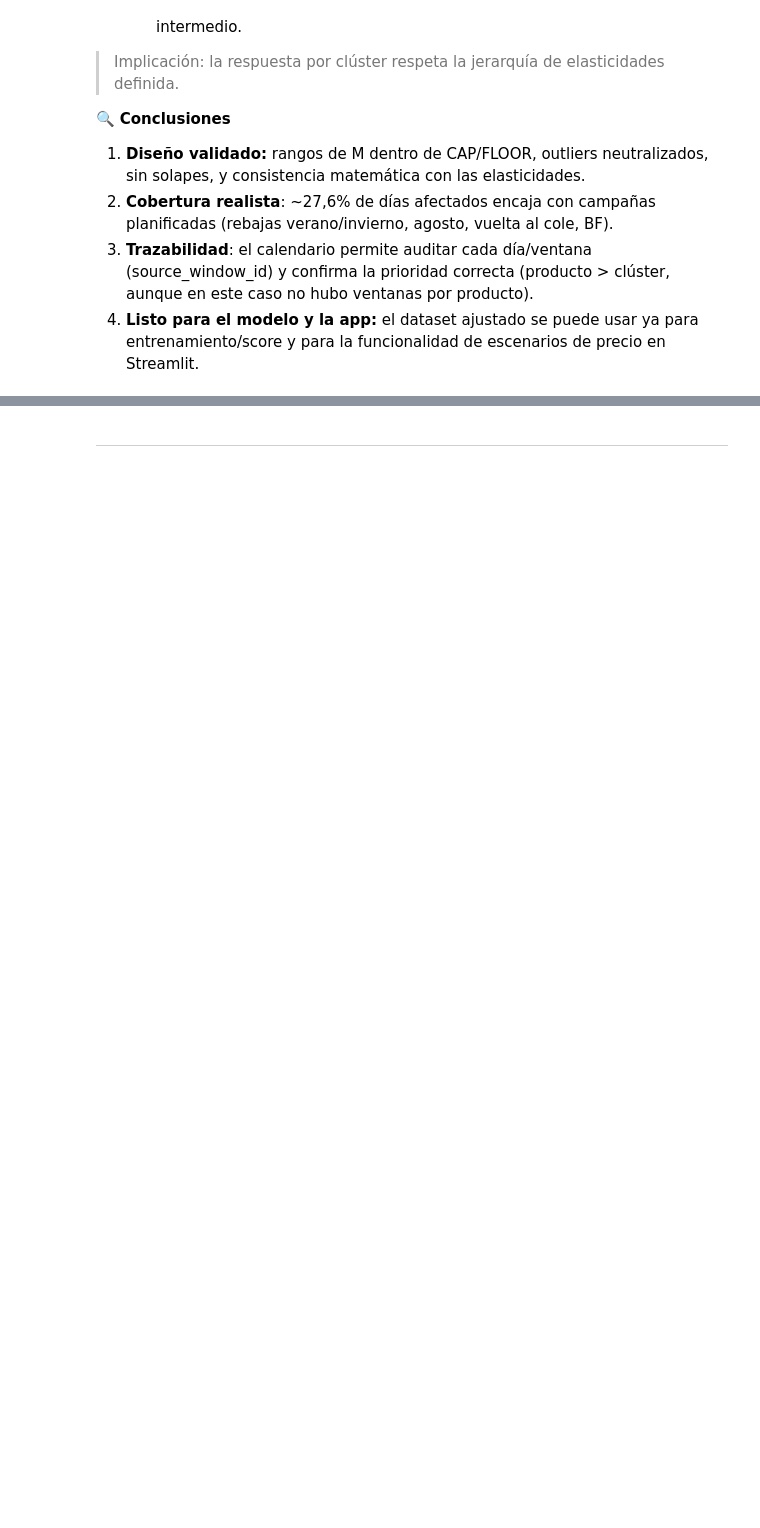
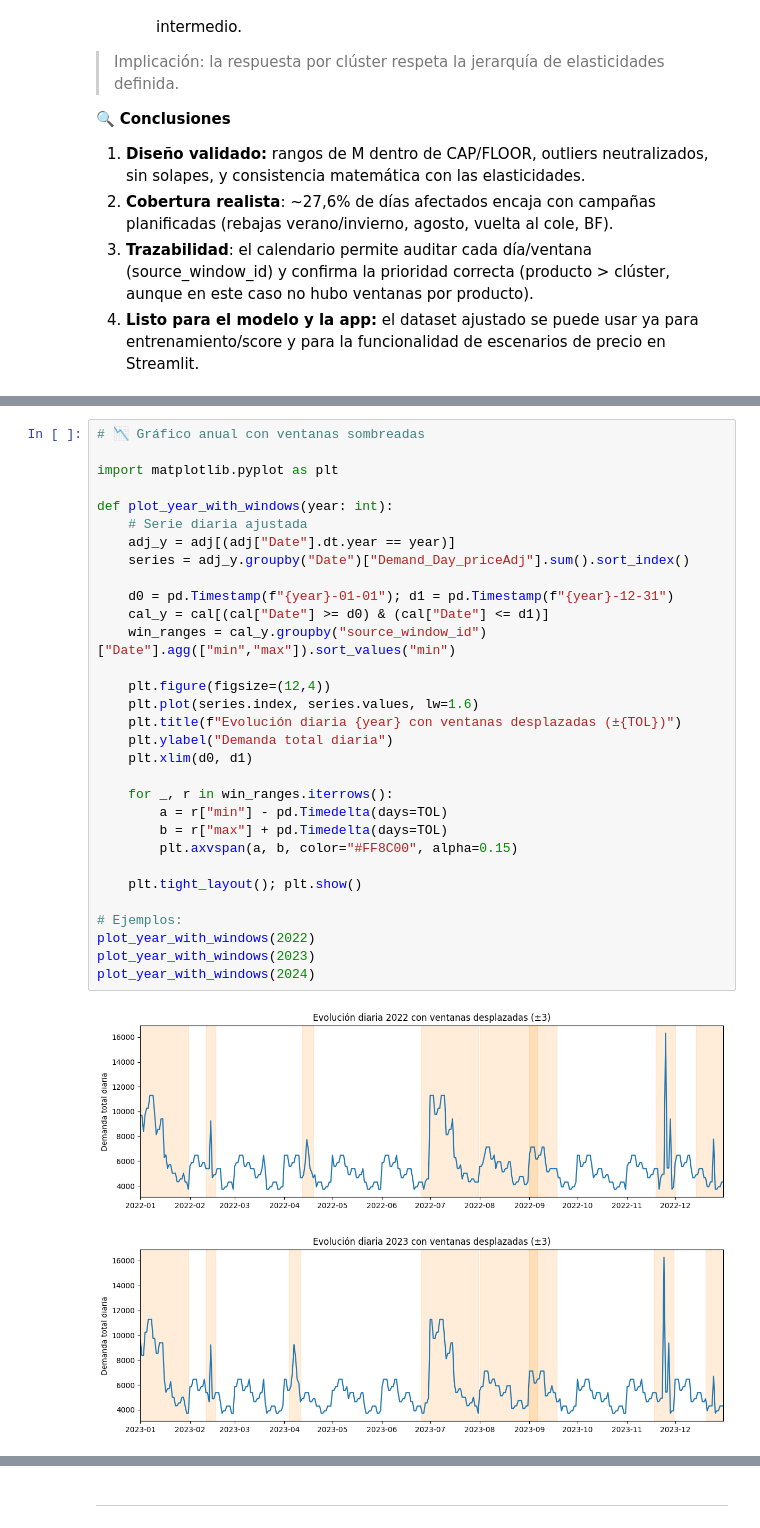
Before and after one commit to CrisRodFer/PFM2_Asistente_Compras_Inteligente, a Jupyter notebook: notebooks/PFM2..ipynb, the cells around one changed output, grey strips where cells are left out. Cells and saved outputs as stored; diff of their text form; blank space fills up the shorter version.

```diff
--- a/notebooks/PFM2..ipynb
+++ b/notebooks/PFM2..ipynb
@@ -10935,0 +11196,34 @@ Top ventanas por intensidad agregada (∑|M-1|):
+# %%
+# 📉 Gráfico anual con ventanas sombreadas
+
+import matplotlib.pyplot as plt
+
+def plot_year_with_windows(year: int):
+    # Serie diaria ajustada
+    adj_y = adj[(adj["Date"].dt.year == year)]
+    series = adj_y.groupby("Date")["Demand_Day_priceAdj"].sum().sort_index()
+
+    d0 = pd.Timestamp(f"{year}-01-01"); d1 = pd.Timestamp(f"{year}-12-31")
+    cal_y = cal[(cal["Date"] >= d0) & (cal["Date"] <= d1)]
+    win_ranges = cal_y.groupby("source_window_id")["Date"].agg(["min","max"]).sort_values("min")
+
+    plt.figure(figsize=(12,4))
+    plt.plot(series.index, series.values, lw=1.6)
+    plt.title(f"Evolución diaria {year} con ventanas desplazadas (±{TOL})")
+    plt.ylabel("Demanda total diaria")
+    plt.xlim(d0, d1)
+
+    for _, r in win_ranges.iterrows():
+        a = r["min"] - pd.Timedelta(days=TOL)
+        b = r["max"] + pd.Timedelta(days=TOL)
+        plt.axvspan(a, b, color="#FF8C00", alpha=0.15)
+
+    plt.tight_layout(); plt.show()
+
+# Ejemplos:
+plot_year_with_windows(2022)
+plot_year_with_windows(2023)
+plot_year_with_windows(2024)
+# %% [output]
+[figure, added]
+[figure, added]
```
Also changed, not shown: parts of 18 cells of this notebook, 3 other files.
